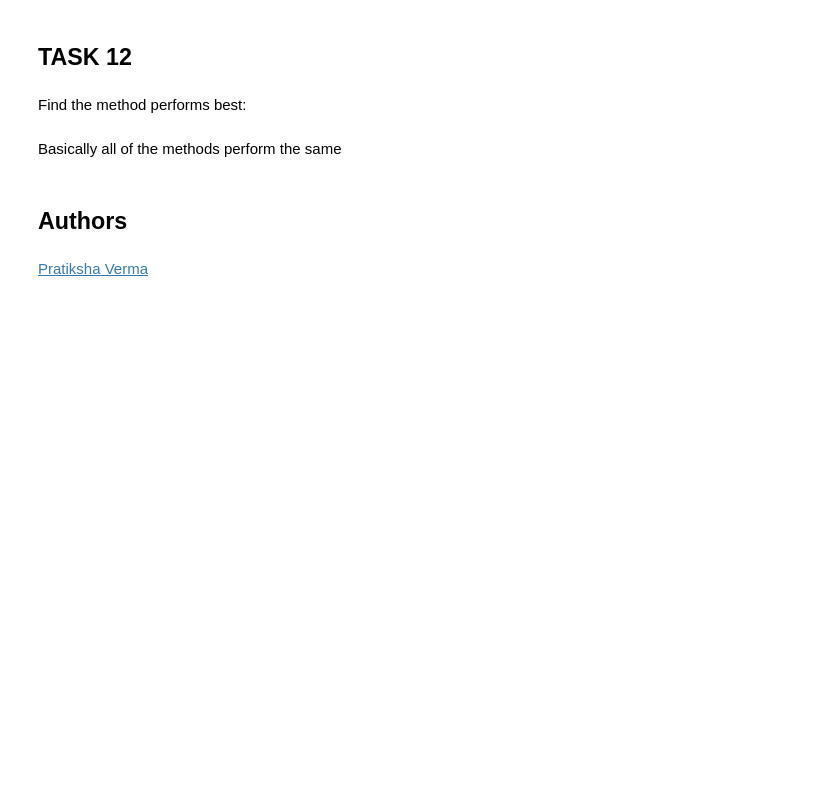
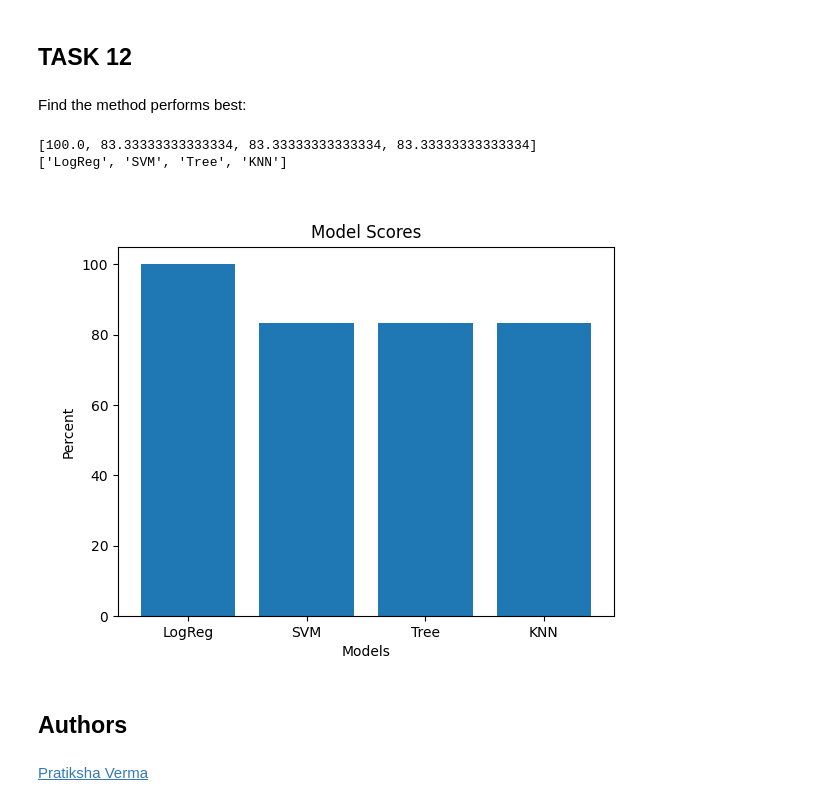
Before and after one commit to J9Grewar/J9Finale, a Jupyter notebook: IBM-DS0321EN-SkillsNetwork_labs_module_4_SpaceX_Machine_Learning_Prediction_Part_5.jupyterlite.ipynb, the cells around one changed output. Saved outputs shown, nothing was run; the diff lists cells and outputs as text; code cells hidden in the pictures; blank space fills up the shorter version.

```diff
--- a/IBM-DS0321EN-SkillsNetwork_labs_module_4_SpaceX_Machine_Learning_Prediction_Part_5.jupyterlite.ipynb
+++ b/IBM-DS0321EN-SkillsNetwork_labs_module_4_SpaceX_Machine_Learning_Prediction_Part_5.jupyterlite.ipynb
@@ -182,7 +182,8 @@ accuracy : 0.85
 # %% [markdown]
 Calculate the accuracy on the test data using the method <code>score</code>:
 # %%
-logreg_cv.score(X_test,Y_test)
+logreg_score = logreg_cv.score(X_test,Y_test)
+logreg_score
 # %% [output]
 1.0
 # %% [markdown]
@@ -224,7 +225,8 @@ accuracy : 0.8482142857142856
 # %% [markdown]
 Calculate the accuracy on the test data using the method <code>score</code>:
 # %%
-svm_cv.score(X_test,Y_test)
+svm_score = svm_cv.score(X_test,Y_test)
+svm_score
 # %% [output]
 0.8333333333333334
 # %% [markdown]
@@ -269,7 +271,8 @@ accuracy : 0.875
 # %% [markdown]
 Calculate the accuracy of tree_cv on the test data using the method <code>score</code>:
 # %%
-tree_cv.score(X_test,Y_test)
+tree_score = tree_cv.score(X_test,Y_test)
+tree_score
 # %% [output]
 0.8333333333333334
 # %% [markdown]
@@ -308,7 +311,8 @@ accuracy : 0.8482142857142858
 # %% [markdown]
 Calculate the accuracy of knn_cv on the test data using the method <code>score</code>:
 # %%
-knn_cv.score(X_test,Y_test)
+knn_score = knn_cv.score(X_test,Y_test)
+knn_score
 # %% [output]
 0.8333333333333334
 # %% [markdown]
@@ -322,8 +326,21 @@ plot_confusion_matrix(Y_test,yhat)
 ## TASK  12
 # %% [markdown]
 Find the method performs best:
-# %% [markdown]
-Basically all of the methods perform the same
+# %%
+scores = [(logreg_score*100), (svm_score*100), (tree_score*100), (knn_score*100)]
+models = ['LogReg', 'SVM', 'Tree', 'KNN']
+print(scores)
+print(models)
+
+plt.bar(models, scores)
+plt.xlabel('Models')
+plt.ylabel('Percent')
+plt.title('Model Scores')
+plt.show()
+# %% [output]
+[100.0, 83.33333333333334, 83.33333333333334, 83.33333333333334]
+['LogReg', 'SVM', 'Tree', 'KNN']
+[figure, added]
 # %% [markdown]
 ## Authors
 # %% [markdown]
```
Also changed, not shown: parts of 1 cell of this notebook.
